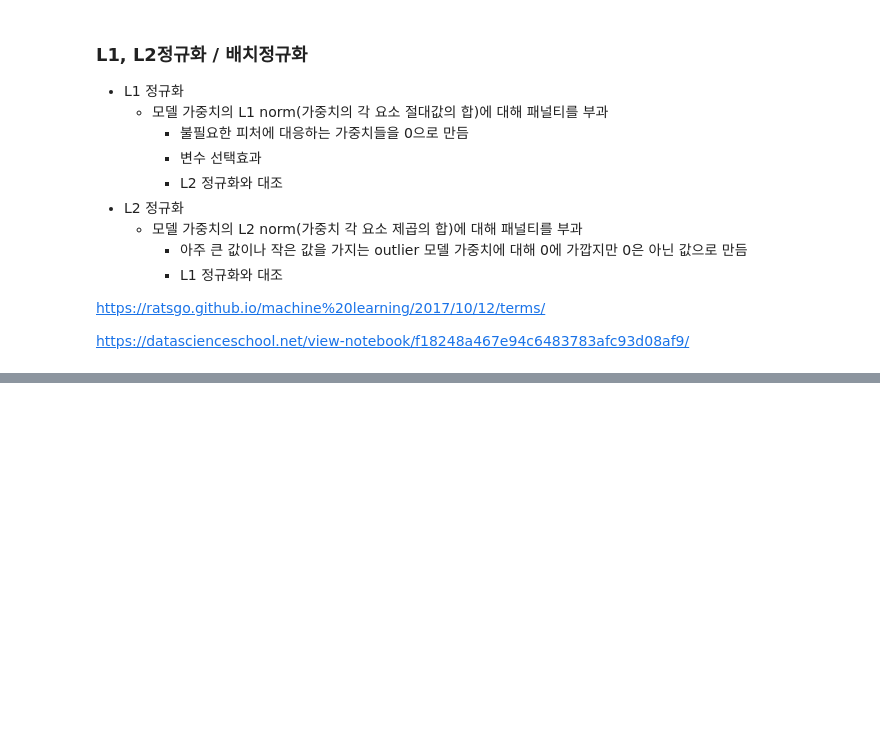
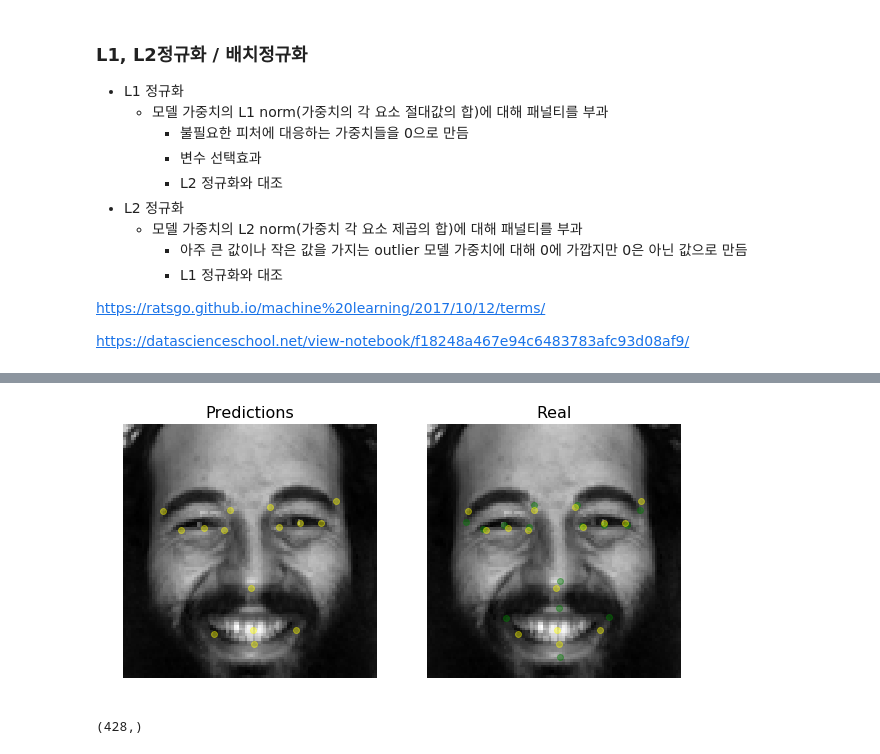
Before and after one commit to ultra118/Python_ML, a Jupyter notebook: Kaggle/facial_keypoints/facial_keypoint_detection_keras.ipynb, the cells around one changed output, grey strips where cells are left out. Drawn from its saved outputs; the diff is of its cells as text; code cells hidden in the pictures; blank space fills up the shorter version.

```diff
--- a/Kaggle/facial_keypoints/facial_keypoint_detection_keras.ipynb
+++ b/Kaggle/facial_keypoints/facial_keypoint_detection_keras.ipynb
@@ -152,0 +333,41 @@ model.add(Conv2D(16, (3,3), input_shape = (96,96,1), activation ='relu', kernel_
+# %%
+def show_pred(x, y_real, y_pred):
+    fig, axes = plt.subplots(1, 2, figsize=(10,5))
+    for ax in axes:
+        # (96,96)
+        ax.imshow(x[0,:,:, 0], 'gray')
+        ax.axis('off')
+    # y_real[0] 을 배열로 분리하는데 인자로 15를 줬기때문에
+    # list len이 15인 형태로 분리
+    # axis = 0 은 행을 축으로 분리
+    # 위에 값을 인자로 넣어 stack 함
+    # list의 구조인데 각 요소는 np.array이고 sahpe은 (2,0)
+    # 배열을 연결하는데 행을 축으로 연결하기 때문에 각 행을 축으로 쌓임 (15,2)
+    # 그리고 마지막으로 전치행렬 (2,15)
+    points_real = np.stack(np.split(y_real[0], 15, axis = 0)).T
+    points_pred = np.stack(np.split(y_pred[0], 15), axis = 0).T
+
+    axes[0].plot(points_pred[0], points_pred[1], 'o', color='yellow', alpha = 0.4)
+
+    axes[0].set_title('Predictions', size=16)
+
+    axes[1].plot(points_real[0], points_real[1], 'o', color='green', alpha = 0.4)
+
+    axes[1].plot(points_pred[0], points_pred[1], 'o', color='yellow',  alpha = 0.4)
+    axes[1].set_title('Real', size=16)
+# %%
+sample_x = x_val_norm[0, None]
+sample_y = y_val[0, None]
+pred = model.predict(sample_x)
+show_pred(sample_x, sample_y, pred)
+# %% [output]
+[figure, added]
+# %%
+predicciones_val=model.predict(x_val_norm)
+residuales_val=np.abs(predicciones_val - y_val)
+mad_val=np.sum(residuales_val, axis=1)/30
+# argsort는 정렬된 순서만 리턴
+indices=mad_val.argsort()
+indices.shape
+# %% [output]
+(428,)
```
Also changed, not shown: parts of 23 cells of this notebook.
